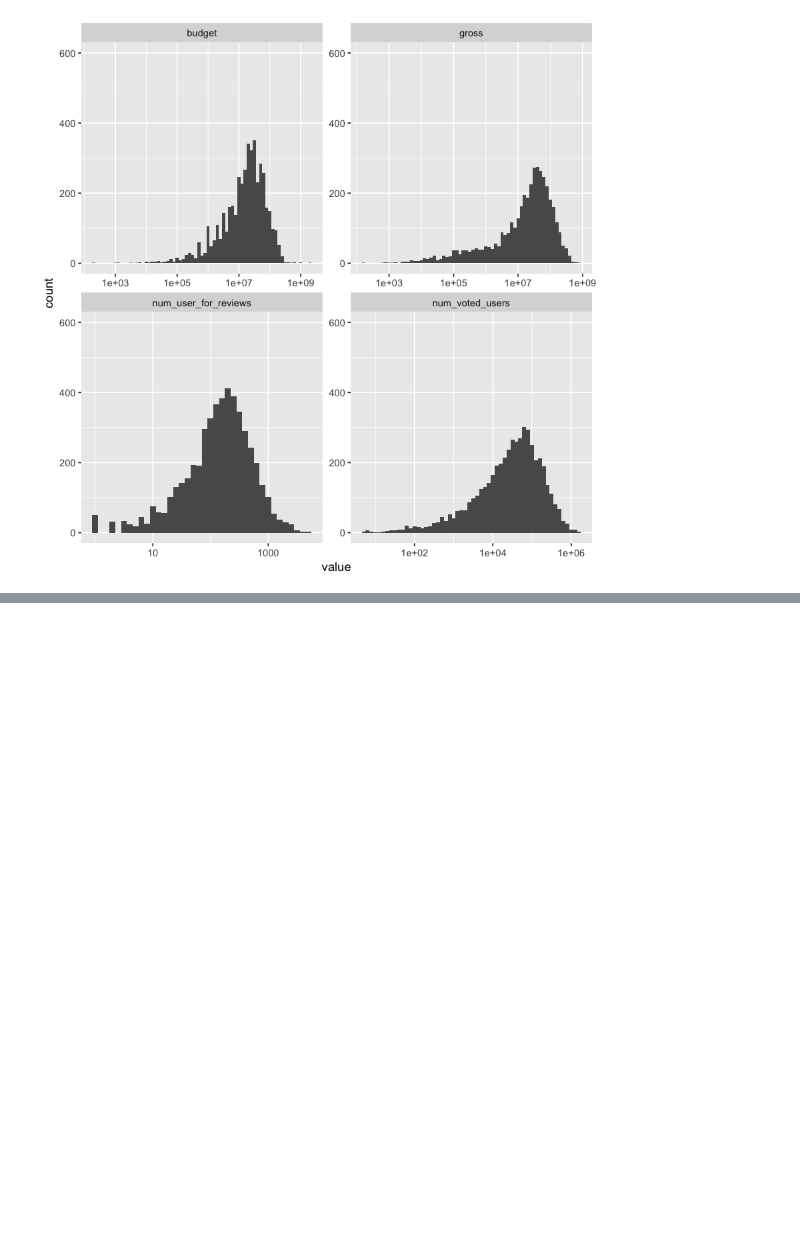
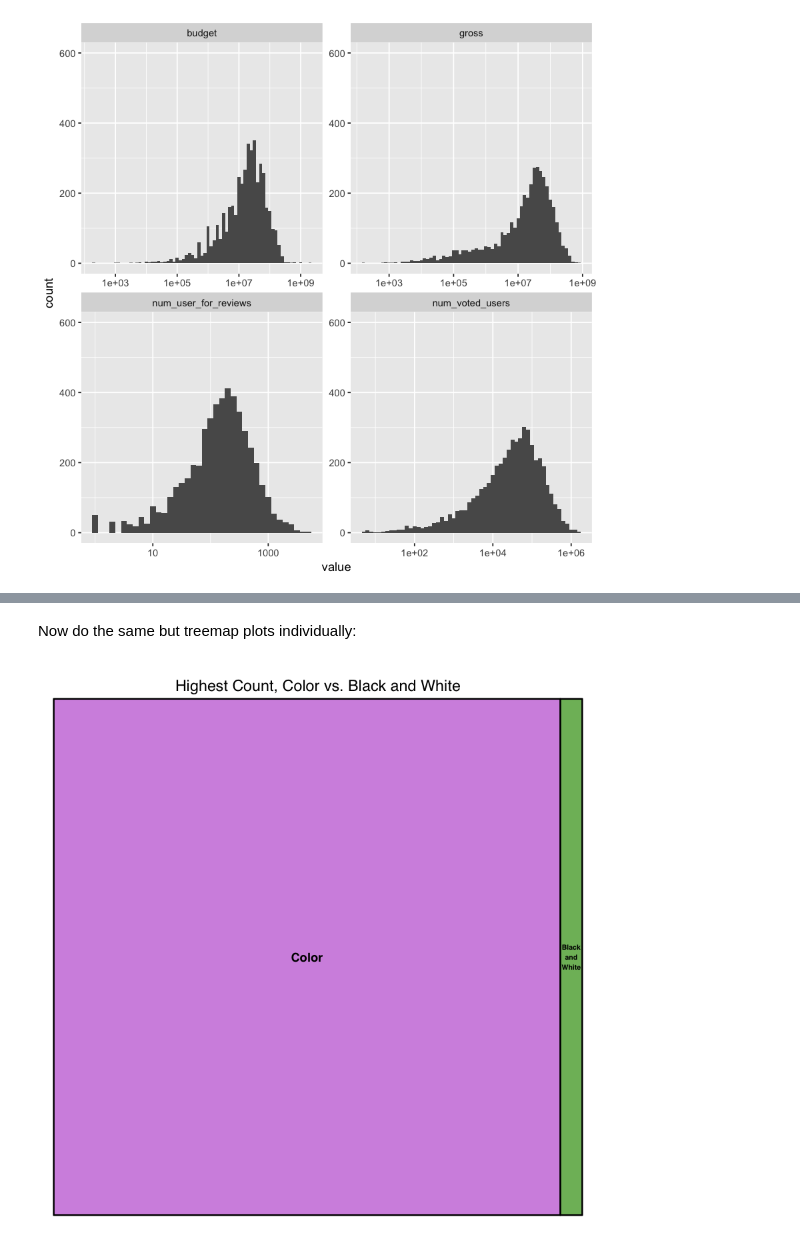
Before and after one commit to hichana/udacity, a Jupyter notebook: P4/PROJECT/movies_eda.ipynb, the cells around one changed output, grey strips where cells are left out. Saved outputs shown, nothing was run; the diff lists cells and outputs as text; code cells hidden in the pictures; blank space fills up the shorter version.

```diff
--- a/P4/PROJECT/movies_eda.ipynb
+++ b/P4/PROJECT/movies_eda.ipynb
@@ -427,0 +472,12 @@ ggplot(imdb_user_reviews, aes(x = log10(num_user_for_reviews))) +
+# %% [markdown]
+Now do the same but treemap plots individually:
+# %%
+movies %>%
+    group_by(color) %>%
+    mutate(count = 1) %>%
+    summarise(Total_Response = sum(count)) %>%
+    treemap(index = c("color"),
+            vSize = "Total_Response",
+            title = "Highest Count, Color vs. Black and White")
+# %% [output]
+[figure, added]
```
Also changed, not shown: parts of 27 cells of this notebook, 5 other files.
